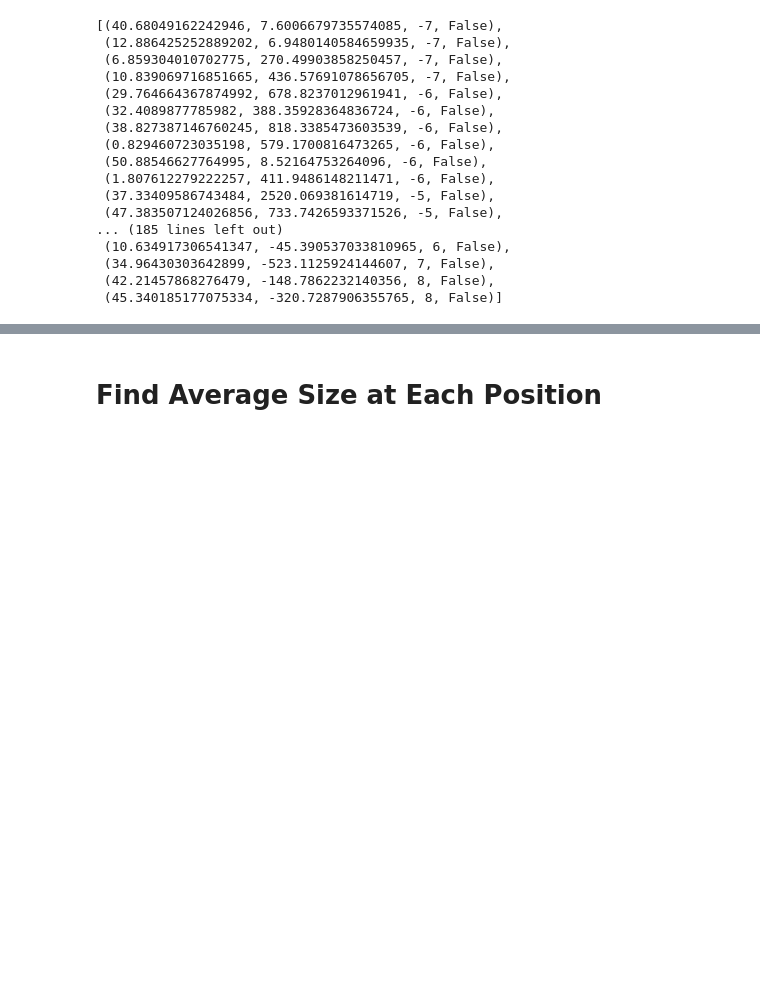
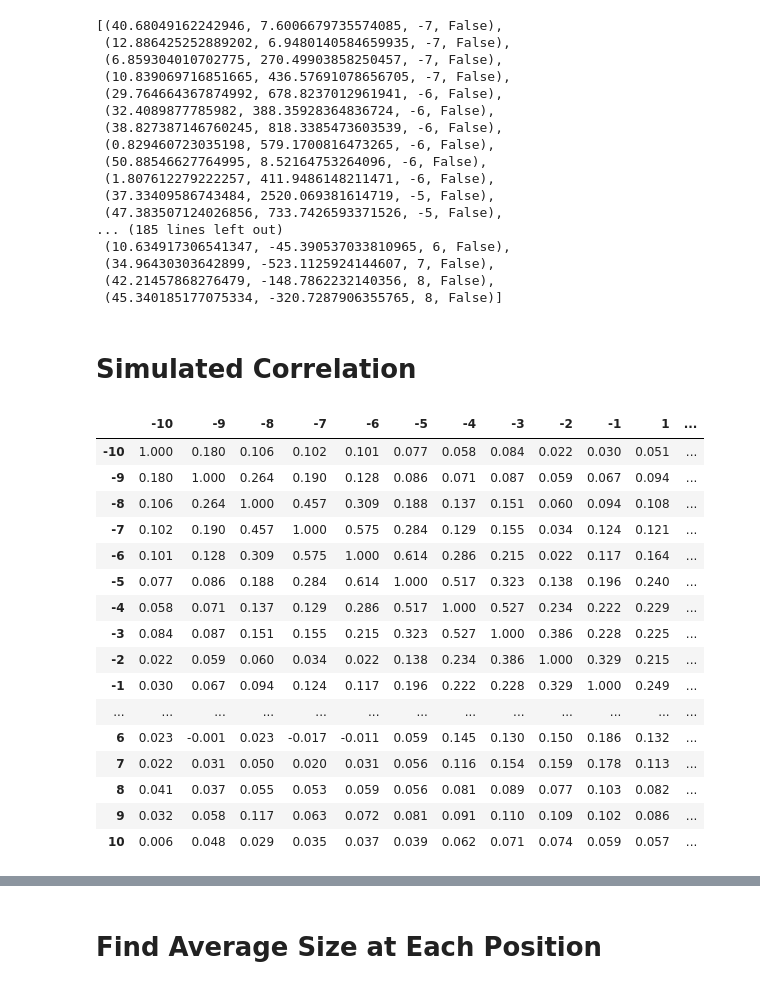
Before and after one commit to aw21/Thesis, a Jupyter notebook: Correlations.ipynb, the cells around one changed output, grey strips where cells are left out. Drawn from its saved outputs; the diff is of its cells as text; code cells hidden in the pictures; blank space fills up the shorter version.

Commit message:
Added simulated correlations

```diff
--- a/Correlations.ipynb
+++ b/Correlations.ipynb
@@ -554,3 +553,54 @@ events
  (34.96430303642899, -523.1125924144607, 7, False),
  (42.21457868276479, -148.7862232140356, 8, False),
  (45.340185177075334, -320.7287906355765, 8, False)]
+# %% [markdown]
+# Simulated Correlation
+# %%
+def num_arrivals_during_time_period(AESs, average_rates, correlations, start_time, T):
+    correlated_normals = np.random.multivariate_normal(mean=[0 for _ in AESs], cov=correlations)
+    us = [norm.cdf(y) for y in correlated_normals]
+    num_arrivals = [inverse_PDF_Poisson(rate*T,u) for (rate,u) in zip(average_rates,us)]
+    return num_arrivals
+# %%
+n = 10000
+trials = [num_arrivals_during_time_period(AESs_vector, average_rates_vector, sigma, 0, 60) for _ in range(n)]
+# %%
+simulated_correlations = np.corrcoef(trials,rowvar=False)
+# %%
+indices = {}
+i = 0
+for k in range(-K,K+1):
+    if k != 0:
+        indices[(k,"pos")] = i
+        i += 1
+for k in range(-K,K+1):
+    if k != 0:
+        indices[(k,"neg")] = i
+        i += 1
+
+pos_pos_correlations_simulated = pos_pos_correlations.copy()
+for i in range(-K,K+1):
+    for j in range(-K,K+1):
+        if i != 0 and j != 0:
+            pos_pos_correlations_simulated[i][j] = simulated_correlations[indices[(i,"pos")]][indices[(j,"pos")]]
+pos_pos_correlations_simulated_styled = \
+    pos_pos_correlations_simulated.loc[-10:10,-10:10].style.format(lambda x: "{0:.3f}".format(x))
+pos_pos_correlations_simulated_styled
+# %% [output]
+|  | -10 | -9 | -8 | -7 | -6 | -5 | -4 | -3 | -2 | -1 | 1 | ... |
+| -10 | 1.000 | 0.180 | 0.106 | 0.102 | 0.101 | 0.077 | 0.058 | 0.084 | 0.022 | 0.030 | 0.051 | ... |
+| -9 | 0.180 | 1.000 | 0.264 | 0.190 | 0.128 | 0.086 | 0.071 | 0.087 | 0.059 | 0.067 | 0.094 | ... |
+| -8 | 0.106 | 0.264 | 1.000 | 0.457 | 0.309 | 0.188 | 0.137 | 0.151 | 0.060 | 0.094 | 0.108 | ... |
+| -7 | 0.102 | 0.190 | 0.457 | 1.000 | 0.575 | 0.284 | 0.129 | 0.155 | 0.034 | 0.124 | 0.121 | ... |
+| -6 | 0.101 | 0.128 | 0.309 | 0.575 | 1.000 | 0.614 | 0.286 | 0.215 | 0.022 | 0.117 | 0.164 | ... |
+| -5 | 0.077 | 0.086 | 0.188 | 0.284 | 0.614 | 1.000 | 0.517 | 0.323 | 0.138 | 0.196 | 0.240 | ... |
+| -4 | 0.058 | 0.071 | 0.137 | 0.129 | 0.286 | 0.517 | 1.000 | 0.527 | 0.234 | 0.222 | 0.229 | ... |
+| -3 | 0.084 | 0.087 | 0.151 | 0.155 | 0.215 | 0.323 | 0.527 | 1.000 | 0.386 | 0.228 | 0.225 | ... |
+| -2 | 0.022 | 0.059 | 0.060 | 0.034 | 0.022 | 0.138 | 0.234 | 0.386 | 1.000 | 0.329 | 0.215 | ... |
+| -1 | 0.030 | 0.067 | 0.094 | 0.124 | 0.117 | 0.196 | 0.222 | 0.228 | 0.329 | 1.000 | 0.249 | ... |
+| ... | ... | ... | ... | ... | ... | ... | ... | ... | ... | ... | ... | ... |
+| 6 | 0.023 | -0.001 | 0.023 | -0.017 | -0.011 | 0.059 | 0.145 | 0.130 | 0.150 | 0.186 | 0.132 | ... |
+| 7 | 0.022 | 0.031 | 0.050 | 0.020 | 0.031 | 0.056 | 0.116 | 0.154 | 0.159 | 0.178 | 0.113 | ... |
+| 8 | 0.041 | 0.037 | 0.055 | 0.053 | 0.059 | 0.056 | 0.081 | 0.089 | 0.077 | 0.103 | 0.082 | ... |
+| 9 | 0.032 | 0.058 | 0.117 | 0.063 | 0.072 | 0.081 | 0.091 | 0.110 | 0.109 | 0.102 | 0.086 | ... |
+| 10 | 0.006 | 0.048 | 0.029 | 0.035 | 0.037 | 0.039 | 0.062 | 0.071 | 0.074 | 0.059 | 0.057 | ... |
```
Also changed, not shown: parts of 10 cells of this notebook.
